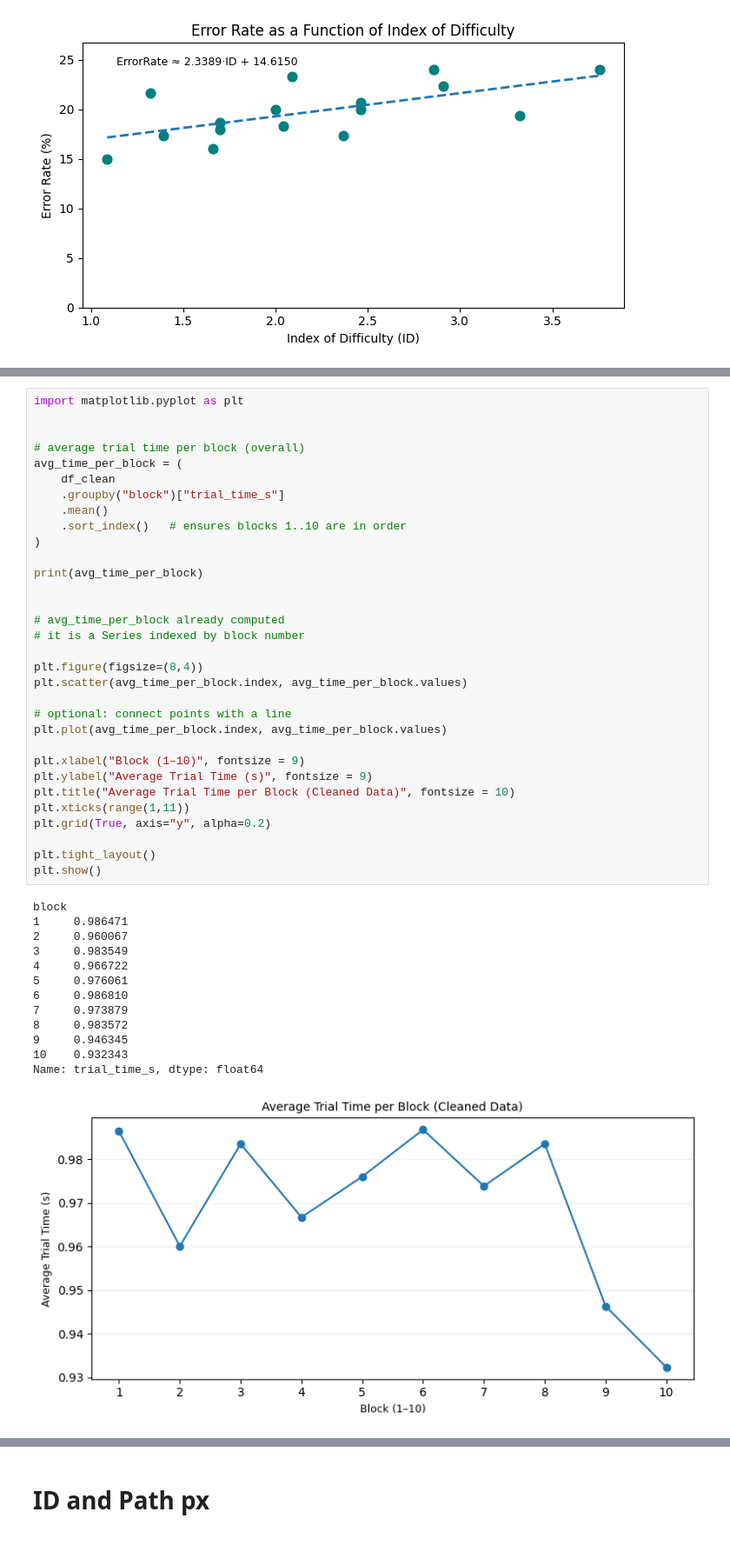
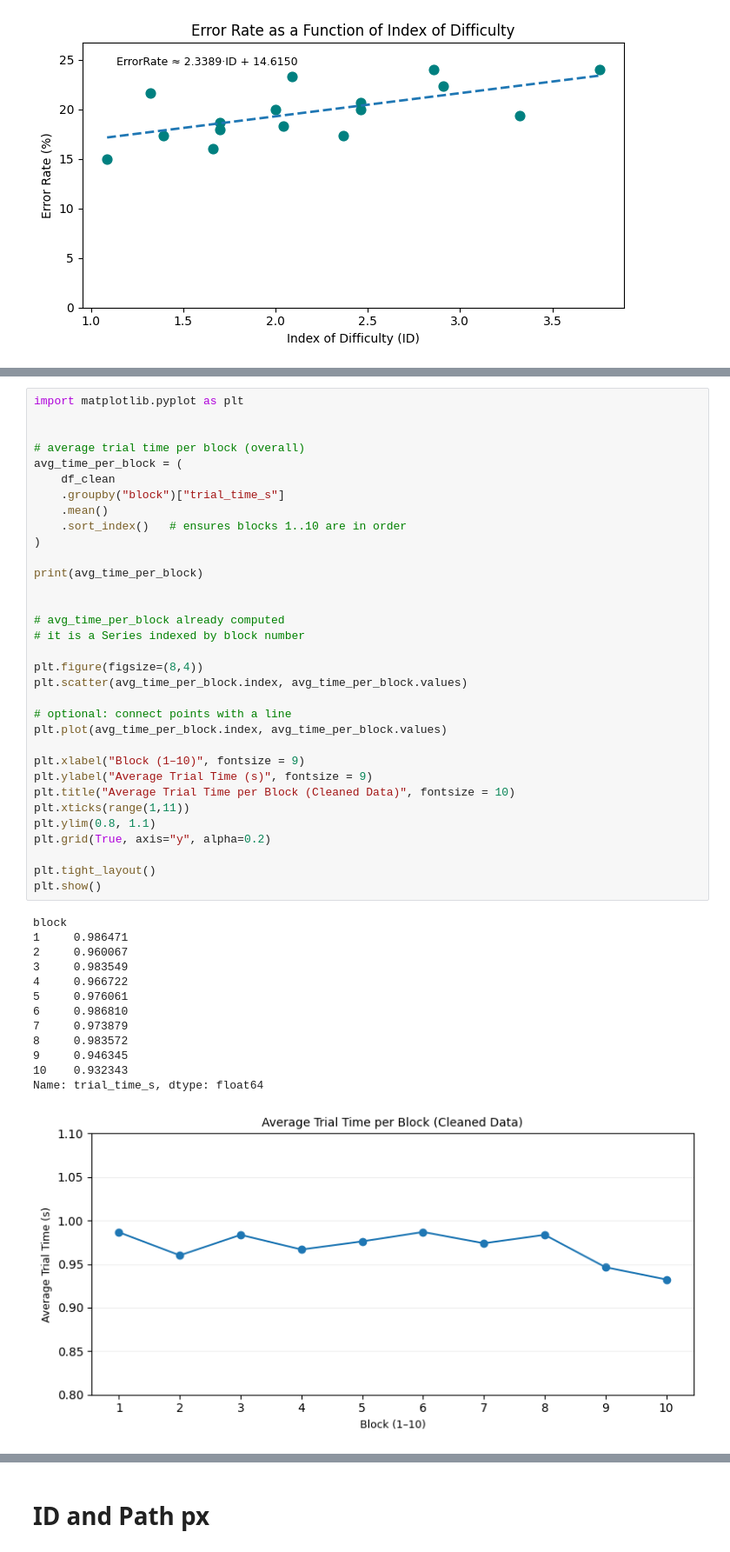
Before and after one commit to atieh-ameri/fitts-law-experiment, a Jupyter notebook: Fitts_Law_Experiment_Analysis.ipynb, the cells around one changed output, grey strips where cells are left out. Shown at 87% size. Saved outputs shown, nothing was run; the diff lists cells and outputs as text.

```diff
--- a/Fitts_Law_Experiment_Analysis.ipynb
+++ b/Fitts_Law_Experiment_Analysis.ipynb
@@ -1635,31 +1623,32 @@ print(avg_time_per_block)
 # avg_time_per_block already computed
 # it is a Series indexed by block number
 
 plt.figure(figsize=(8,4))
 plt.scatter(avg_time_per_block.index, avg_time_per_block.values)
 
 # optional: connect points with a line
 plt.plot(avg_time_per_block.index, avg_time_per_block.values)
 
 plt.xlabel("Block (1–10)", fontsize = 9)
 plt.ylabel("Average Trial Time (s)", fontsize = 9)
 plt.title("Average Trial Time per Block (Cleaned Data)", fontsize = 10)
 plt.xticks(range(1,11))
+plt.ylim(0.8, 1.1)
 plt.grid(True, axis="y", alpha=0.2)
 
 plt.tight_layout()
 plt.show()
 # %% [output]
 block
 1     0.986471
 2     0.960067
 3     0.983549
 4     0.966722
 5     0.976061
 6     0.986810
 7     0.973879
 8     0.983572
 9     0.946345
 10    0.932343
 Name: trial_time_s, dtype: float64
-[figure, old version]
+[figure, new version]
```
Also changed, not shown: parts of 23 cells of this notebook.
